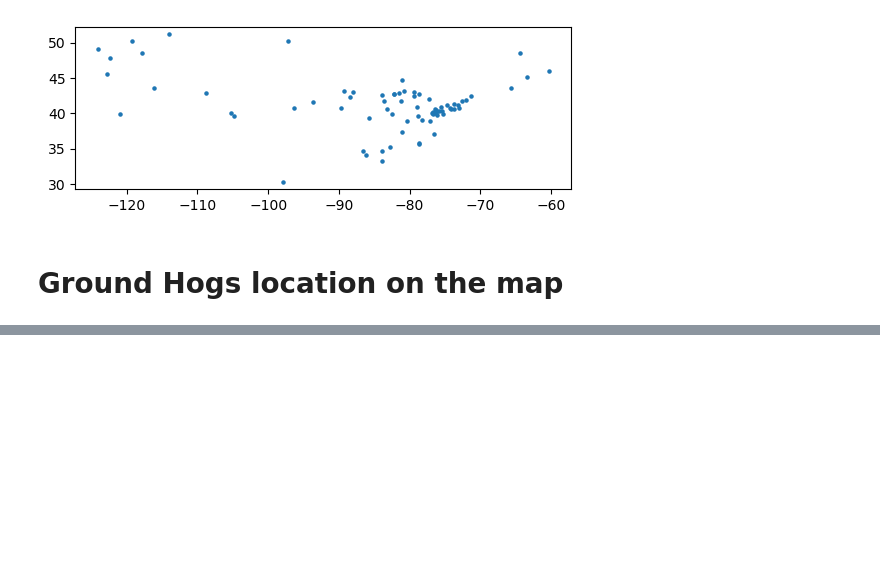
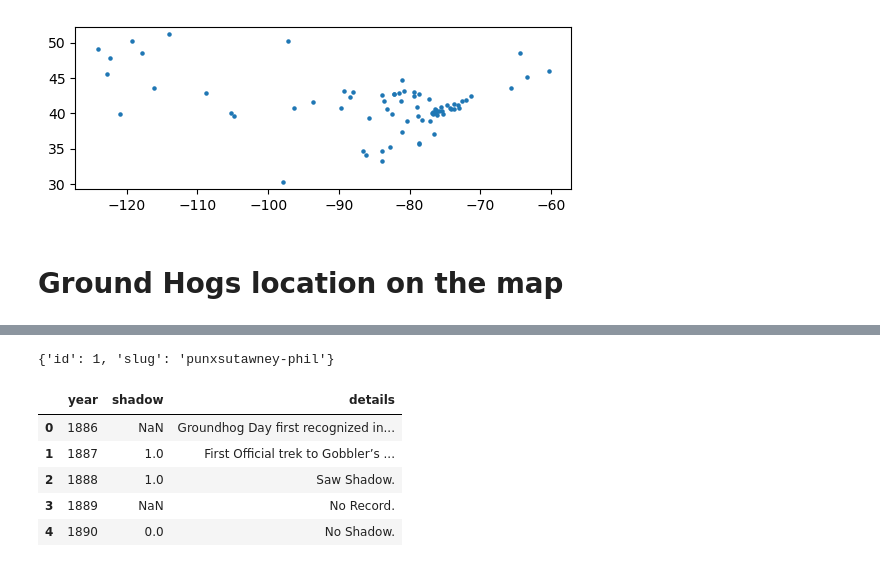
Before and after one commit to safi-alt/Groundhog-Day---Data-Science, a Jupyter notebook: GroundHogDatasetCreation.ipynb, the cells around one changed output, grey strips where cells are left out. Saved outputs shown, nothing was run; the diff lists cells and outputs as text; code cells hidden in the pictures; blank space fills up the shorter version.

```diff
--- a/GroundHogDatasetCreation.ipynb
+++ b/GroundHogDatasetCreation.ipynb
@@ -96,0 +126,2 @@ map
+# %%
+progs = pd.DataFrame(res.json()["groundhogs"])
@@ -96,0 +153,18 @@ map
+# %%
+for i, d in progs.iterrows():
+    break
+# %%
+df = pd.DataFrame(d["predictions"])
+# %%
+d[["id", 'slug']].to_dict()
+# %% [output]
+{'id': 1, 'slug': 'punxsutawney-phil'}
+# %%
+df.head()
+# %% [output]
+|  | year | shadow | details |
+| 0 | 1886 | NaN | Groundhog Day first recognized in... |
+| 1 | 1887 | 1.0 | First Official trek to Gobbler’s ... |
+| 2 | 1888 | 1.0 | Saw Shadow. |
+| 3 | 1889 | NaN | No Record. |
+| 4 | 1890 | 0.0 | No Shadow. |
```
Also changed, not shown: parts of 10 cells of this notebook, 4 other files.
